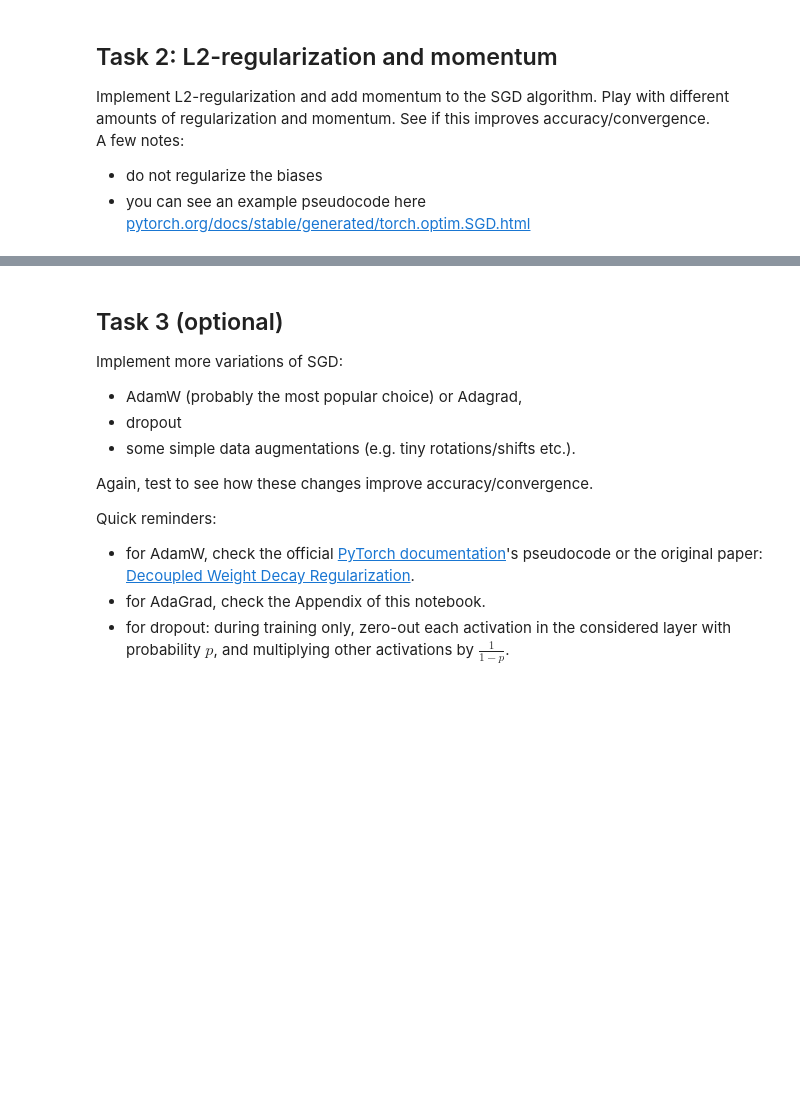
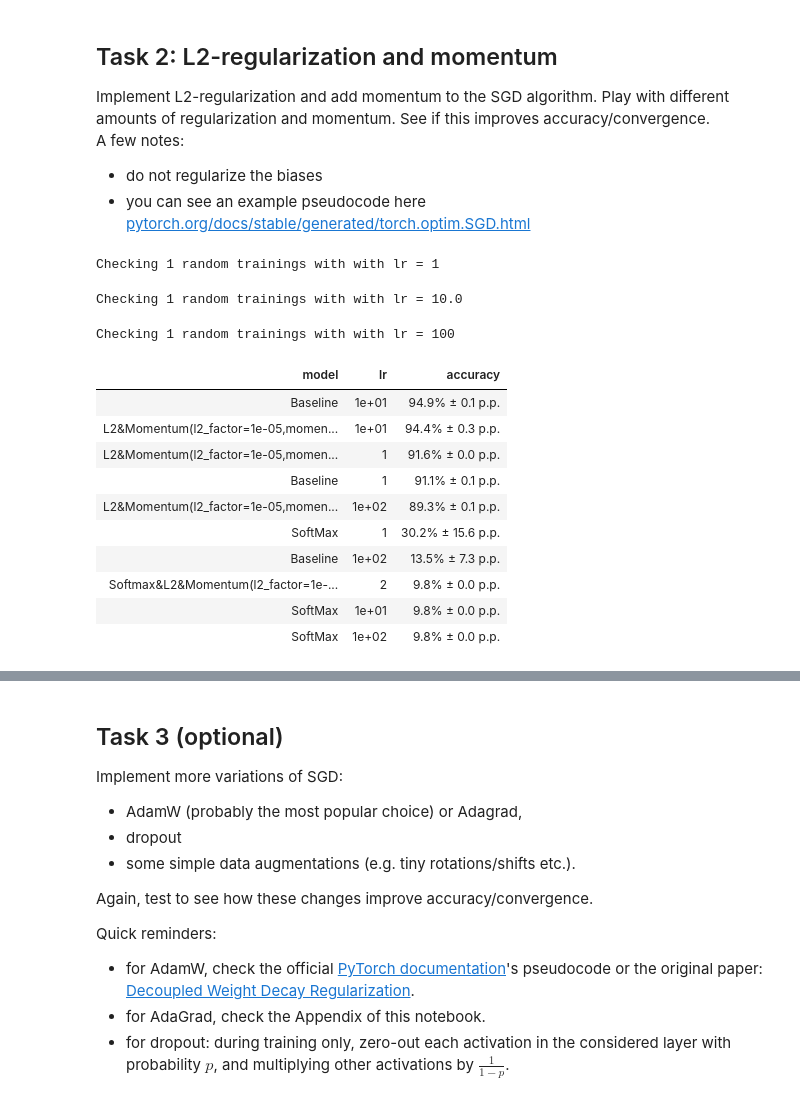
Before and after one commit to MichalSlowakiewicz/Deep-Neural-Network, a Jupyter notebook: dnn_lab_3_mnist_again_student.ipynb, the cells around one changed output, grey strips where cells are left out. Saved outputs shown, nothing was run; the diff lists cells and outputs as text; code cells hidden in the pictures; blank space fills up the shorter version.

```diff
--- a/dnn_lab_3_mnist_again_student.ipynb
+++ b/dnn_lab_3_mnist_again_student.ipynb
@@ -416,34 +707,67 @@ A few notes:
 class Task2(Network):
     def __init__(
         self, sizes: Sequence[int], l2_factor: float = 1e-5, momentum: float = 0.2
     ):
         super().__init__(sizes=sizes)
         ## TODO
         ####{
+        self.l2_factor = l2_factor
+        self.momentum = momentum
+        self.velocity_w = [np.zeros_like(w) for w in self.weights]
+        self.velocity_b = [np.zeros_like(b) for b in self.biases]
         ###}
 
     def learning_step(self, x_mini_batch: FloatNDArray, y_mini_batch: FloatNDArray, learning_rate: float) -> None:
         """
         Update parameters with one mini-batch step of backprop and gradient descent (with momentum and L2-regularization).
 
         Args:
         - x_mini_batch: shape (B, N^0) where B is mini_batch_size.
         - y_mini_batch: shape (B, N^last).
         - learning_rate.
         """
         ## TODO
         ###{
+        grads_w, grads_b = self.backprop(x_mini_batch, y_mini_batch)
+
+        # Add L2 regularization gradient to weights (not biases)
+        grads_w = [grad_w + self.l2_factor *2* w for grad_w, w in zip(grads_w, self.weights)]
+
+        # Update velocity
+        self.velocity_w = [self.momentum * v_w + learning_rate * grad_w for v_w, grad_w in zip(self.velocity_w, grads_w)]
+        self.velocity_b = [self.momentum * v_b + learning_rate * grad_b for v_b, grad_b in zip(self.velocity_b, grads_b)]
+
+        # Update weights and biases using velocity
+        self.weights = [w - v_w for w, v_w in zip(self.weights, self.velocity_w)]
+        self.biases = [b - v_b for b, v_b in zip(self.biases, self.velocity_b)]
+
         ###}
+
 
 model_results.evaluate_model(
     model_name=f"L2&Momentum",
     model_constructor=Task2,
-    learning_rates=[10.0],
+    learning_rates=[1, 10.0, 100],
     n_trainings=1,
     l2_factor=1e-5,
     momentum=0.2
 )
 model_results.display_results()
+# %% [output]
+Checking 1 random trainings with with lr = 1
+Checking 1 random trainings with with lr = 10.0
+Checking 1 random trainings with with lr = 100
+| model | lr | accuracy |
+| Baseline | 1e+01 | 94.9% ± 0.1 p.p. |
+| L2&Momentum(l2_factor=1e-05,momen... | 1e+01 | 94.4% ± 0.3 p.p. |
+| L2&Momentum(l2_factor=1e-05,momen... | 1 | 91.6% ± 0.0 p.p. |
+| Baseline | 1 | 91.1% ± 0.1 p.p. |
+| L2&Momentum(l2_factor=1e-05,momen... | 1e+02 | 89.3% ± 0.1 p.p. |
+| SoftMax | 1 | 30.2% ± 15.6 p.p. |
+| Baseline | 1e+02 | 13.5% ± 7.3 p.p. |
+| Softmax&L2&Momentum(l2_factor=1e-... | 2 | 9.8% ± 0.0 p.p. |
+| SoftMax | 1e+01 | 9.8% ± 0.0 p.p. |
+| SoftMax | 1e+02 | 9.8% ± 0.0 p.p. |
 # %%
 class Task1And2(Task2, Task1):
     # A somewhat hacky but short way to mix Task1 and Task2.
```
Also changed, not shown: parts of 23 cells of this notebook.
